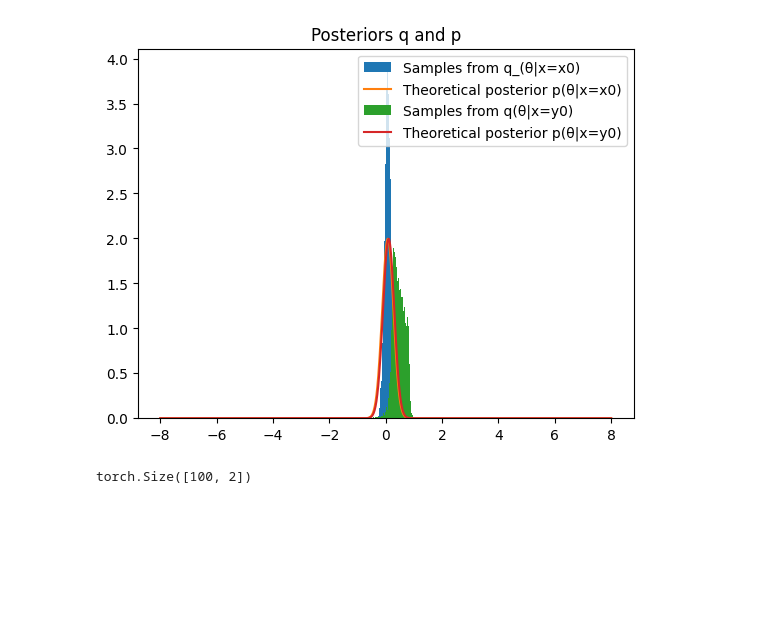
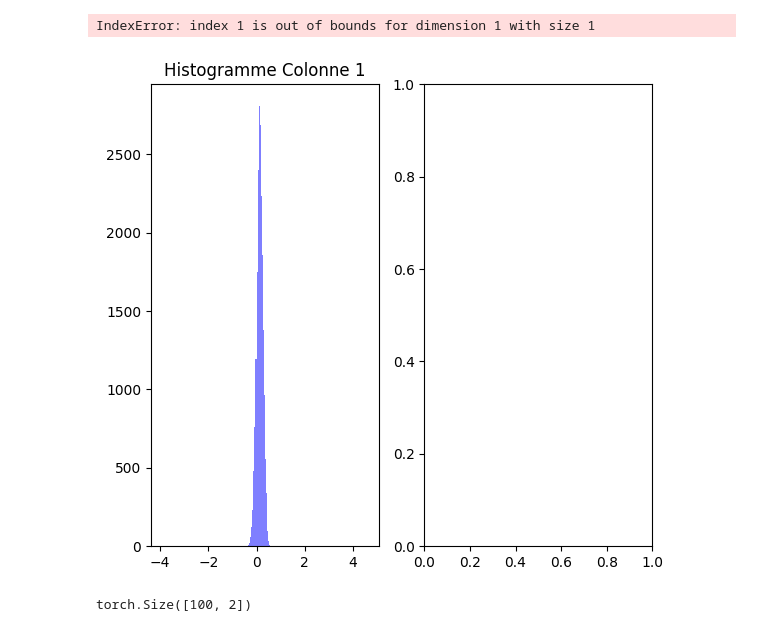
Before and after one commit to MouzaouiMatthieu/PFE, a Jupyter notebook: RNPE_gaussian.ipynb, the cells around one changed output. Drawn from its saved outputs; the diff is of its cells as text; code cells hidden in the pictures; blank space fills up the shorter version.

```diff
--- a/RNPE_gaussian.ipynb
+++ b/RNPE_gaussian.ipynb
@@ -92,6 +259,7 @@ class Gaussian:
         self.features_dim = 2
         self.parameters_dim = 1
         self.true_theta = true_theta
+        self.has_post = True
         data = self.generate_data(N_simu, sigma_y_2)
         data_test = self.generate_data(N_simu // 10, sigma_y_2)
         true_obs_data = self.generate_data(1, sigma_y_2, true_theta)
@@ -106,10 +274,10 @@ class Gaussian:
         self.x0 = x0.squeeze()
         self.y0 = y0.squeeze()
         self.x0_scaled = x0_scaled
-        self.y0_scaled = y0_scaled
+        self.y0_scaled = y0_scaled.squeeze()
 
     def prior_sample(self, n):
-        return self.prior.sample((n,))
+        return self.prior.sample((n,1))
 
     def generate_data(self, N: int, sigma_y_2: float = 1, thetas: Tensor = None):
         """Generates data according to #TODO Maths ici
@@ -205,10 +373,9 @@ def train_flow(
         lampe.inference.NPE: The trained flow.
     """
     optimizer = torch.optim.Adam(flow.parameters(), lr=5e-3)
-    theta_test = theta_test.unsqueeze(-1).to(device)
+    #theta_test = theta_test.unsqueeze(-1).to(device)
     data = lampe.data.JointDataset(theta.to(device), x.to(device))
     loader = lampe.data.DataLoader(data, batch_size=256)
-
     with torch.no_grad():
         min_loss = loss(theta_test, x_test.to(device))
     min_loss_list = [min_loss.item()]  # Convert min_loss to a scalar
@@ -217,7 +384,7 @@ def train_flow(
 
     for epoch in range(50):
         for theta_batch, x_batch in loader:
-            theta_batch = theta_batch.unsqueeze(-1).to(device)
+            theta_batch = theta_batch#.unsqueeze(-1).to(device)
             x_batch = x_batch.to(device)
             losses = loss(theta_batch, x_batch)
             optimizer.zero_grad()
@@ -250,9 +417,8 @@ def create_train_flow(task) -> lampe.inference.NPE:
     data_test = task.data_test
     theta = data["theta"]
     theta_test = data_test["theta"]
-    shape_x = lambda x: 2 if x == "Gaussian" or x == "two_z" else 1
     flow = lampe.inference.NPE(
-        theta_dim=1, x_dim=shape_x(task.name), build=build_nsf
+        theta_dim=task.parameters_dim, x_dim=task.features_dim, build=build_nsf
     ).to(device)
     loss = lampe.inference.NPELoss(flow).to(device)
     x = data["scaled_x"].to(device)
@@ -262,6 +428,8 @@ def create_train_flow(task) -> lampe.inference.NPE:
 
 
 task = Gaussian(N_simu=N_simu, sigma_y_2=sigma_2_y)
+#task = CS(N_simu, N_obs=10_000)
+
 q_NPE = create_train_flow(task)
 # %%
 def train_unconditional_flow(
@@ -340,26 +499,28 @@ theoritical_post_y = task.true_post(task.y0.squeeze().cpu().numpy(), sigma_2_y)
-# %%
-fig, ax = plt.subplots()
-ax.hist(
-    npe_samples_x.cpu().squeeze().cpu().numpy(),
-    bins=400,
-    density=True,
-    label="Samples from q_(θ|x=x0)",
-)  #!
-ax.plot(theta_grid, true_post, label="Theoretical posterior p(θ|x=x0)")
-ax.hist(
-    npe_samples_y.cpu().squeeze().numpy(),
-    bins=400,
-    density=True,
-    label="Samples from q(θ|x=y0)",
-)
-ax.plot(theta_grid, theoritical_post_y, label="Theoretical posterior p(θ|x=y0)")
-
-ax.set_title("Posteriors q and p")
-# ax.set_xlim(3, 6)
-ax.legend()
-plt.show()
-# %% [output]
-[figure, removed]
+# %%
+
+
+npe_samples_y = q_NPE.flow(task.y0_scaled).sample((20_000,))
+
+
+plt.figure(figsize=(10, 6))
+
+plt.subplot(1, 3, 1)
+plt.hist(npe_samples_y[:, 0], bins=200, color='blue', alpha=0.5)
+plt.title('Histogramme Colonne 1')
+
+plt.subplot(1, 3, 2)
+plt.hist(npe_samples_y[:, 1], bins=200, color='green', alpha=0.5)
+plt.title('Histogramme Colonne 2')
+
+plt.subplot(1, 3, 3)
+plt.hist(npe_samples_y[:, 2], bins=200, color='red', alpha=0.5)
+plt.title('Histogramme Colonne 3')
+
+plt.tight_layout()
+plt.show()
+# %% [output]
+IndexError: index 1 is out of bounds for dimension 1 with size 1
+[figure, added]
 # %%
 # Define the proposal function
 proposal_data = q_x_NF().sample((M+warm_up_steps,))
```
Also changed, not shown: parts of 28 cells of this notebook.
